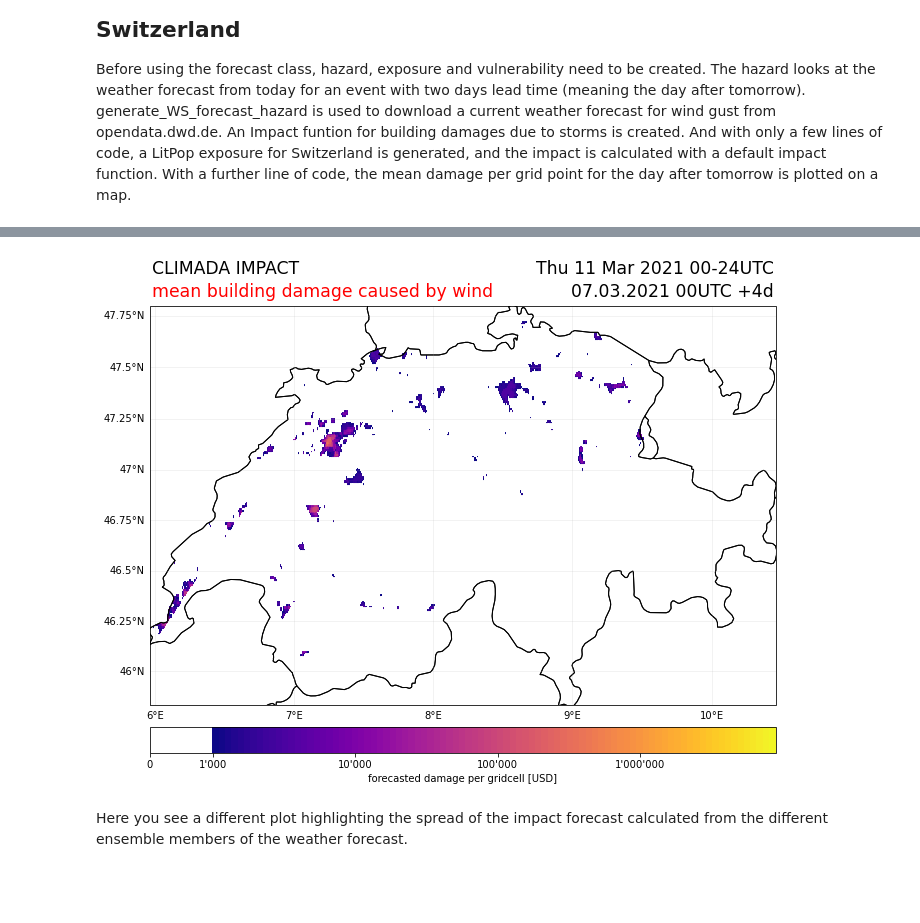
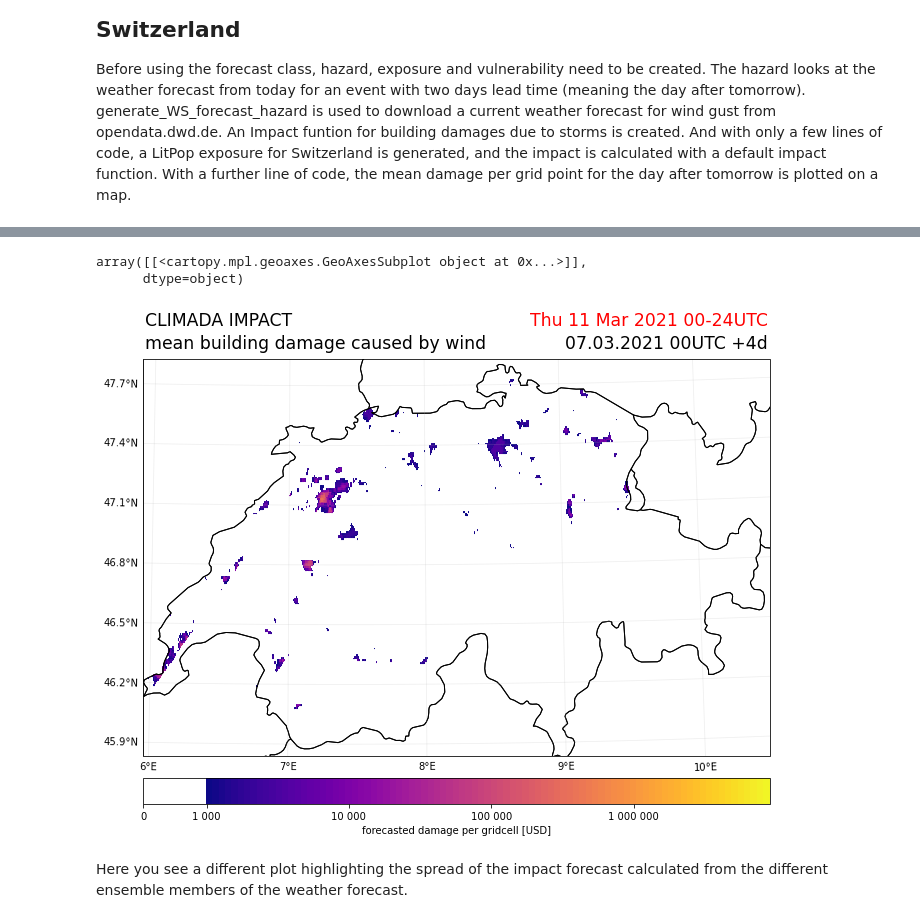
Before and after one commit to emanuel-schmid/climada_python_backup, a Jupyter notebook: doc/tutorial/climada_engine_Forecast.ipynb, the cells around one changed output, grey strips where cells are left out. Drawn from its saved outputs; the diff is of its cells as text; code cells hidden in the pictures; blank space fills up the shorter version.

Commit message:
Update climada_engine_Forecast.ipynb
Adjust plots in tutorial to new format. Especially provide ccrs for Switzerland

```diff
--- a/doc/tutorial/climada_engine_Forecast.ipynb
+++ b/doc/tutorial/climada_engine_Forecast.ipynb
@@ -90,7 +72,9 @@ CH_WS_forecast.calc()
 # %%
-CH_WS_forecast.plot_imp_map(save_fig=False,close_fig=False)
+CH_WS_forecast.plot_imp_map(save_fig=False,close_fig=False,proj=ccrs.epsg(2056))
 # %% [output]
+array([[<cartopy.mpl.geoaxes.GeoAxesSubplot object at 0x...>]],
+      dtype=object)
-[figure, old version]
+[figure, new version]
 # %% [markdown]
 Here you see a different plot highlighting the spread of the impact forecast calculated from the different ensemble members of the weather forecast.
 # %%
```
Also changed, not shown: parts of 10 cells of this notebook.
